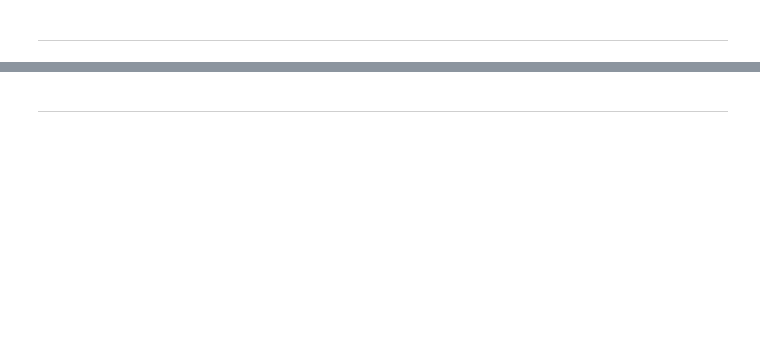
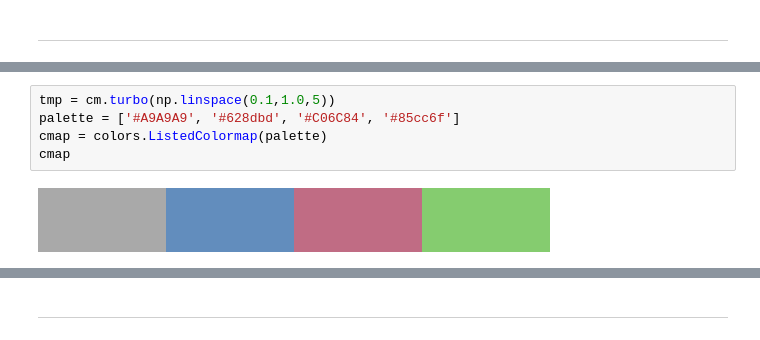
Before and after one commit to psb629/CommonLab, a Jupyter notebook: GP/scripts/fMRI.fig.3b.ipynb, the cells around one changed output, grey strips where cells are left out. Saved outputs shown, nothing was run; the diff lists cells and outputs as text; blank space fills up the shorter version.

Commit message:
refreshed figures of GP

```diff
--- a/GP/scripts/fMRI.fig.3b.ipynb
+++ b/GP/scripts/fMRI.fig.3b.ipynb
@@ -343,0 +360,7 @@ fig.tight_layout()
+# %%
+tmp = cm.turbo(np.linspace(0.1,1.0,5))
+palette = ['#A9A9A9', '#628dbd', '#C06C84', '#85cc6f']
+cmap = colors.ListedColormap(palette)
+cmap
+# %% [output]
+[figure, added]
```
Also changed, not shown: parts of 19 cells of this notebook, 29 other files.
